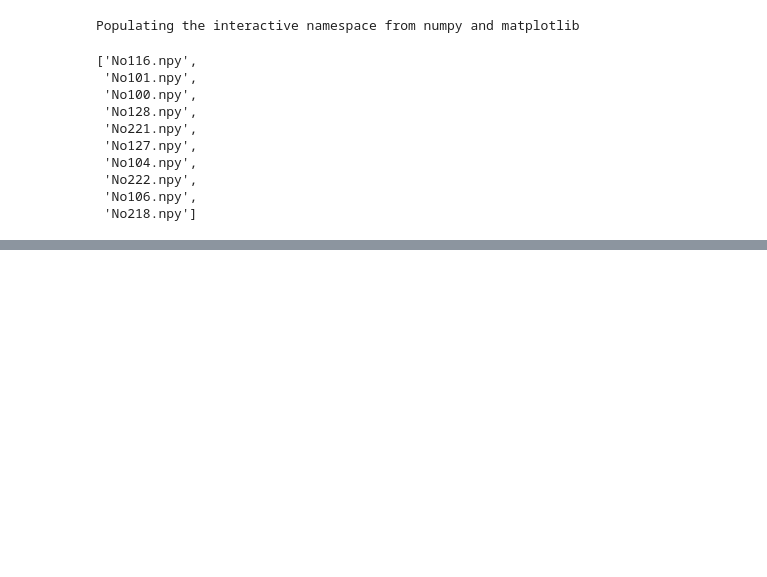
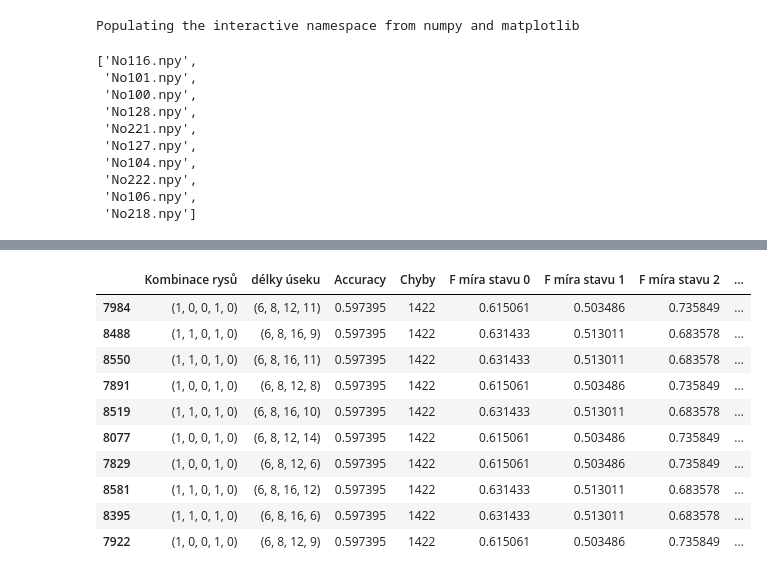
Before and after one commit to TheMrGhostman/Bak_projekt, a Jupyter notebook: Modifikovaný HMM pro Reálná data.ipynb, the cells around one changed output, grey strips where cells are left out. Drawn from its saved outputs; the diff is of its cells as text; code cells hidden in the pictures; blank space fills up the shorter version.

```diff
--- a/Modifikovaný HMM pro Reálná data.ipynb
+++ b/Modifikovaný HMM pro Reálná data.ipynb
@@ -164,0 +177,3 @@ valid_path
+# %%
+train_data7 = copy(train_data[:-7])+copy(train_data[-6:])
+len(train_data7)
@@ -164,0 +182,6 @@ valid_path
+# %%
+G_HMM = GaussianHMM(3, covariance_type = "full", algorithm = "viterbi", init_params='t',
+                 params = 'mtc')
+
+val7 = CL.validuj(G_HMM, train_data7, [train_data[-7]],\
+                      delka_okna =[[4,6], [8,10], [12,14,16], range(6,15)], parametry  = [], unsupervised = False)
@@ -164,0 +195,14 @@ valid_path
+# %%
+val7.sort_values(['Accuracy'], ascending=False).head(10)
+# %% [output]
+|  | Kombinace rysů | délky úseku | Accuracy | Chyby | F míra stavu 0 | F míra stavu 1 | F míra stavu 2 | ... |
+| 7984 | (1, 0, 0, 1, 0) | (6, 8, 12, 11) | 0.597395 | 1422 | 0.615061 | 0.503486 | 0.735849 | ... |
+| 8488 | (1, 1, 0, 1, 0) | (6, 8, 16, 9) | 0.597395 | 1422 | 0.631433 | 0.513011 | 0.683578 | ... |
+| 8550 | (1, 1, 0, 1, 0) | (6, 8, 16, 11) | 0.597395 | 1422 | 0.631433 | 0.513011 | 0.683578 | ... |
+| 7891 | (1, 0, 0, 1, 0) | (6, 8, 12, 8) | 0.597395 | 1422 | 0.615061 | 0.503486 | 0.735849 | ... |
+| 8519 | (1, 1, 0, 1, 0) | (6, 8, 16, 10) | 0.597395 | 1422 | 0.631433 | 0.513011 | 0.683578 | ... |
+| 8077 | (1, 0, 0, 1, 0) | (6, 8, 12, 14) | 0.597395 | 1422 | 0.615061 | 0.503486 | 0.735849 | ... |
+| 7829 | (1, 0, 0, 1, 0) | (6, 8, 12, 6) | 0.597395 | 1422 | 0.615061 | 0.503486 | 0.735849 | ... |
+| 8581 | (1, 1, 0, 1, 0) | (6, 8, 16, 12) | 0.597395 | 1422 | 0.631433 | 0.513011 | 0.683578 | ... |
+| 8395 | (1, 1, 0, 1, 0) | (6, 8, 16, 6) | 0.597395 | 1422 | 0.631433 | 0.513011 | 0.683578 | ... |
+| 7922 | (1, 0, 0, 1, 0) | (6, 8, 12, 9) | 0.597395 | 1422 | 0.615061 | 0.503486 | 0.735849 | ... |
```
Also changed, not shown: parts of 37 cells of this notebook, 15 other files.
